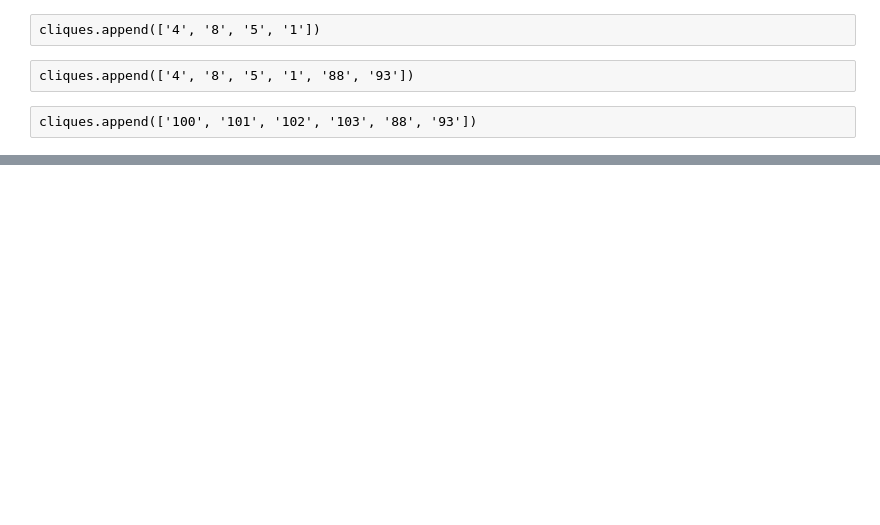
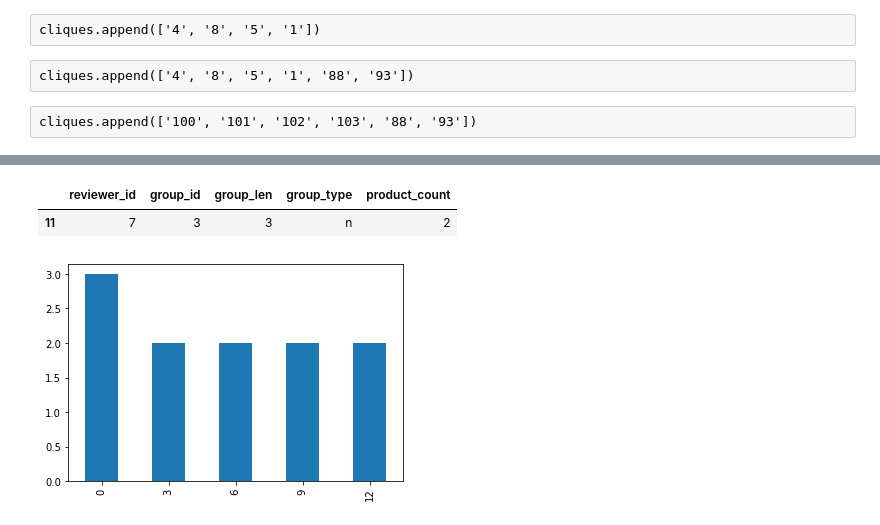
Before and after one commit to nvbogu/spam_detection, a Jupyter notebook: code/CPM_example.ipynb, the cells around one changed output, grey strips where cells are left out. Drawn from its saved outputs; the diff is of its cells as text; code cells hidden in the pictures; blank space fills up the shorter version.

```diff
--- a/code/CPM_example.ipynb
+++ b/code/CPM_example.ipynb
@@ -188,0 +317,26 @@ nx.draw(G_cliques, with_labels=True, font_size =30, edge_color=colors)
+# %%
+def get_diff_products(df_results, df, natural_groups):
+
+    result = []
+    groups = df_result.groupby('group_id').reviewer_id
+
+    possible_candidates = list(set([review_id for group in natural_groups for review_id in group]))
+    print(possible_candidates)
+    print(df.shape)
+    df = df[(df.reviewer_id_u.isin(possible_candidates))&(df.reviewer_id_u.isin(possible_candidates))]
+    print(df.shape)
+    for group_id, reviewer_ids in groups:
+        reviewer_ids = reviewer_ids.values
+        for index, row in df.iterrows():
+            u = row.reviewer_id_u
+            v = row.reviewer_id_v
+            product_id = row.product_id
+            if u in reviewer_ids and v in reviewer_ids:
+                result.append({'group_id': group_id, 'product_id': product_id})
+    result = pd.DataFrame(result)
+    result = result.groupby('group_id').product_id.nunique().to_frame().reset_index()
+    result = result.rename(columns={'product_id': 'product_count'})
+    return result
+# %%
+df_diff_products = get_diff_products(df_result, df, natural_groups)
+df_diff_products
@@ -188,0 +353,15 @@ nx.draw(G_cliques, with_labels=True, font_size =30, edge_color=colors)
+# %%
+df_final = df_result.merge(df_diff_products, on='group_id')
+# %%
+df_final[df_final['reviewer_id']=='7']
+# %% [output]
+|  | reviewer_id | group_id | group_len | group_type | product_count |
+| 11 | 7 | 3 | 3 | n | 2 |
+# %%
+def plot_diff_products(df_final):
+    df = df_final.drop_duplicates(subset='group_id')
+    df.product_count.plot(kind='bar', x='group_id')
+# %%
+df = plot_diff_products(df_final)
+# %% [output]
+[figure, added]
```
Also changed, not shown: parts of 22 cells of this notebook, 6 other files.
